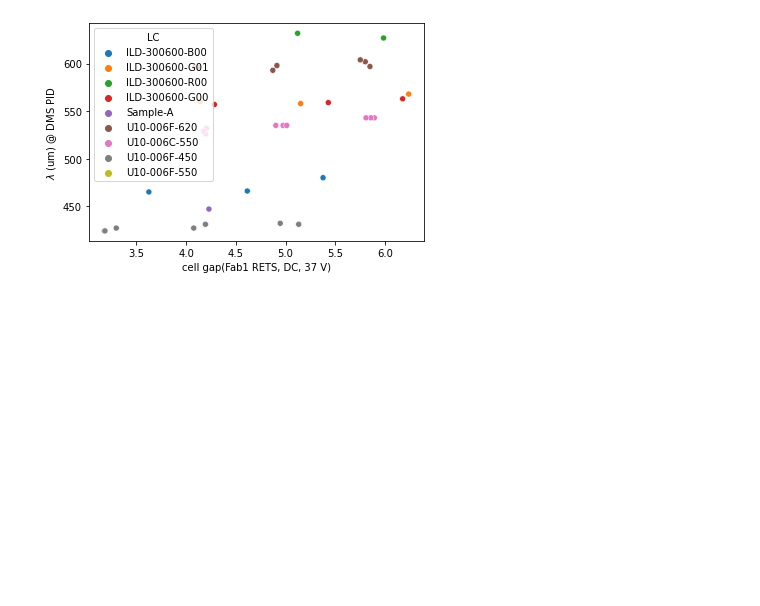
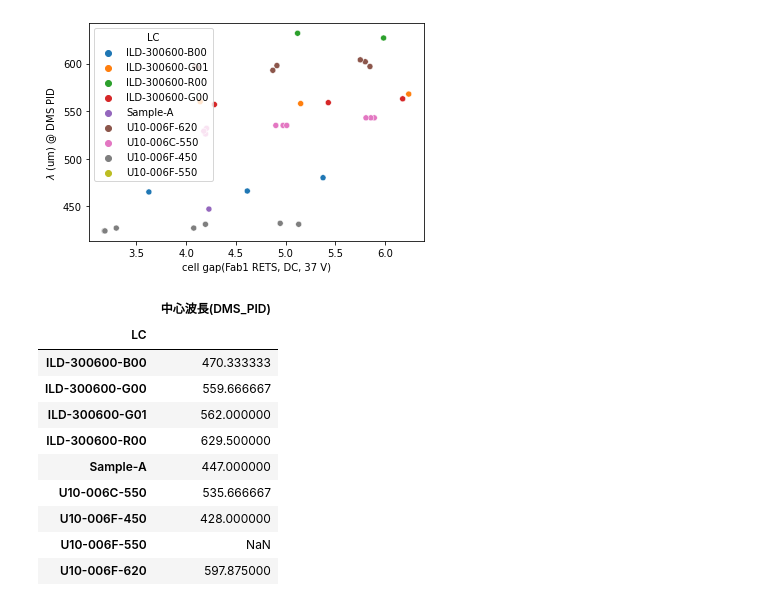
Before and after one commit to dimsplendid/tdtoolkit_web, a Jupyter notebook: notebooks/CLC_opt.ipynb, the cells around one changed output. Saved outputs shown, nothing was run; the diff lists cells and outputs as text; code cells hidden in the pictures; blank space fills up the shorter version.

```diff
--- a/notebooks/Untitled.ipynb
+++ b/notebooks/CLC_opt.ipynb
@@ -75,3 +75,17 @@ plt.savefig('central_peak_wavelength.png')
 plt.show()
 # %% [output]
 [figure]
+# %%
+df.groupby(by="LC")[["LC", '中心波長(DMS_PID)']].mean()
+# %% [output]
+|  | 中心波長(DMS_PID) |
+| LC |  |
+| ILD-300600-B00 | 470.333333 |
+| ILD-300600-G00 | 559.666667 |
+| ILD-300600-G01 | 562.000000 |
+| ILD-300600-R00 | 629.500000 |
+| Sample-A | 447.000000 |
+| U10-006C-550 | 535.666667 |
+| U10-006F-450 | 428.000000 |
+| U10-006F-550 | NaN |
+| U10-006F-620 | 597.875000 |
```
Also changed, not shown: parts of 1 cell of this notebook.
